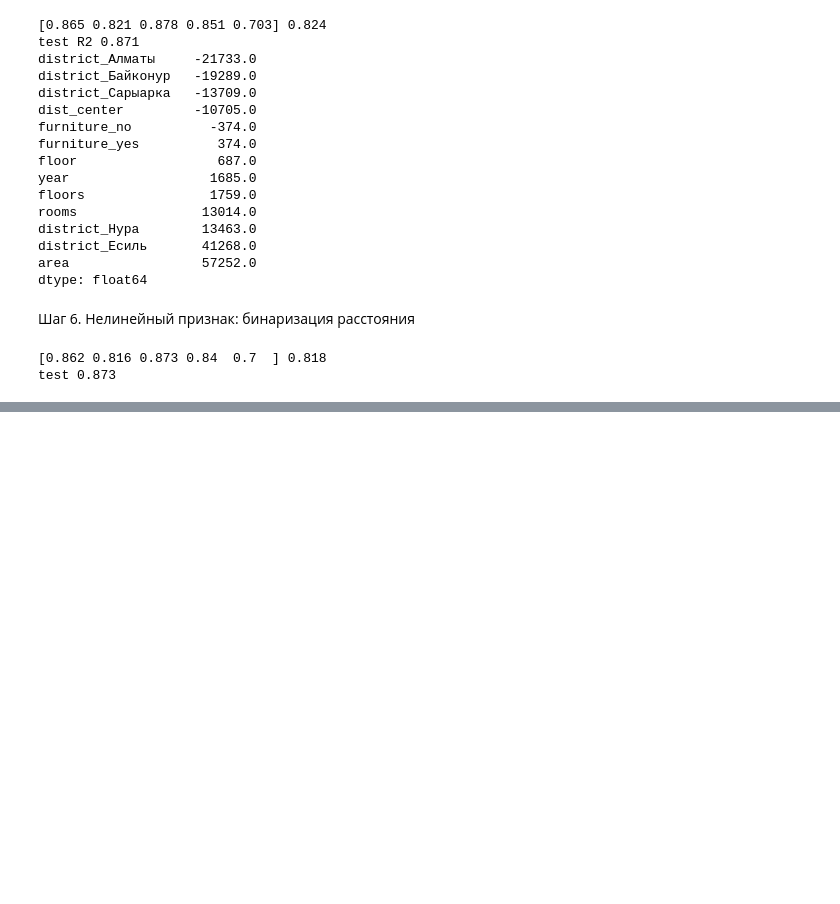
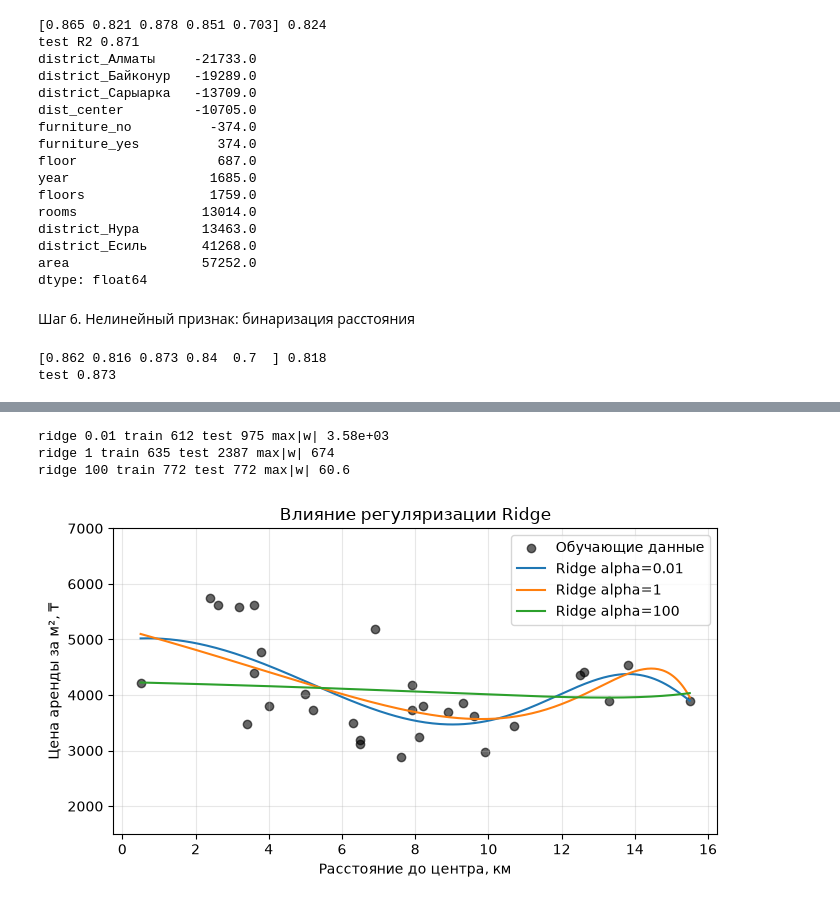
Before and after one commit to MalikovNurdaulet/PAD-Lab8, a Jupyter notebook: notebooks/lab8.ipynb, the cells around one changed output, grey strips where cells are left out. Saved outputs shown, nothing was run; the diff lists cells and outputs as text; code cells hidden in the pictures; blank space fills up the shorter version.

```diff
--- a/notebooks/lab8.ipynb
+++ b/notebooks/lab8.ipynb
@@ -125,0 +191,36 @@ test 0.873
+# %%
+for a in [0.01, 1, 100]:
+    m = poly(15, Ridge(alpha=a)).fit(xs, ys)
+    print("ridge", a, "train", rmse(m, xs, ys),
+          "test", rmse(m, big[["dist_center"]], big["price_m2"]),
+          "max|w|", f"{np.abs(m[-1].coef_).max():.3g}")
+
+plt.figure(figsize=(7, 4))
+plt.scatter(
+    xs["dist_center"],
+    ys,
+    color="black",
+    alpha=0.6,
+    label="Обучающие данные"
+)
+for a in [0.01, 1, 100]:
+    m = poly(15, Ridge(alpha=a)).fit(xs, ys)
+
+    plt.plot(
+        x_plot["dist_center"],
+        m.predict(x_plot),
+        label=f"Ridge alpha={a}"
+    )
+plt.xlabel("Расстояние до центра, км")
+plt.ylabel("Цена аренды за м², ₸")
+plt.title("Влияние регуляризации Ridge")
+plt.ylim(1500, 7000)
+plt.legend()
+plt.grid(alpha=0.3)
+plt.tight_layout()
+plt.show()
+# %% [output]
+ridge 0.01 train 612 test 975 max|w| 3.58e+03
+ridge 1 train 635 test 2387 max|w| 674
+ridge 100 train 772 test 772 max|w| 60.6
+[figure, added]
```
Also changed, not shown: parts of 6 cells of this notebook.
